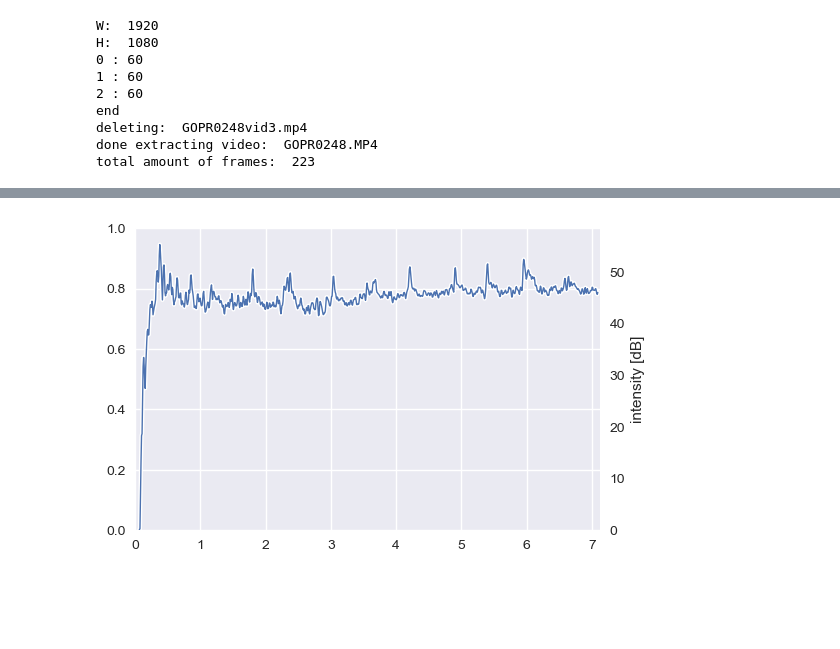
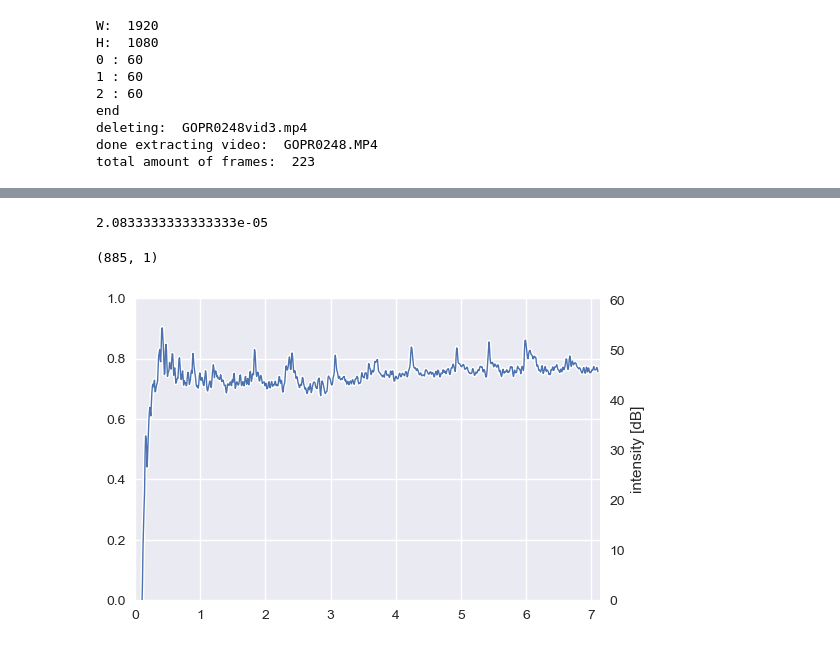
Before and after one commit to Chanokthorn/asdcnnclassification, a Jupyter notebook: adscnn/dataCollection/dataExtraction.ipynb, the cells around one changed output, grey strips where cells are left out. Cells and saved outputs as stored; diff of their text form; code cells hidden in the pictures; blank space fills up the shorter version.

```diff
--- a/adscnn/dataCollection/dataExtraction.ipynb
+++ b/adscnn/dataCollection/dataExtraction.ipynb
@@ -151,0 +255,9 @@ plt.show()
+# %%
+snd3 = parselmouth.Sound("outputb.mp3")
+plt.figure()
+plt.plot(snd3.xs(), snd3.values.T)
+plt.xlim([snd3.xmin, snd3.xmax])
+plt.xlabel("time [s]")
+plt.ylabel("amplitude")
+plt.show()
+print((snd3.values.T).shape)
@@ -151,0 +267,13 @@ plt.show()
+# %%
+sns.set()
+# Use seaborn's default style to make attractive graphs
+plt.rcParams['figure.dpi'] = 100
+# Show nicely large images in this notebook
+snd1 = parselmouth.Sound("output30.wav")
+snd2 = parselmouth.Sound("output40k.wav")
+plt.figure()
+plt.plot(snd.xs(), snd.values.T)
+plt.xlim([snd.xmin, snd.xmax])
+plt.xlabel("time [s]")
+plt.ylabel("amplitude")
+plt.show()
@@ -162,24 +293,30 @@ plt.show()
+# %%
+print(snd3.get_time_step())
+# %% [output]
+2.0833333333333333e-05
 # %%
 def draw_spectrogram(spectrogram, dynamic_range=70):
     X, Y = spectrogram.x_grid(), spectrogram.y_grid()
     sg_db = 10 * np.log10(spectrogram.values)
     plt.pcolormesh(X, Y, sg_db, vmin=sg_db.max() - dynamic_range, cmap='afmhot')
     plt.ylim([spectrogram.ymin, spectrogram.ymax])
     plt.xlabel("time [s]")
     plt.ylabel("frequency [Hz]")
 def draw_intensity(intensity):
     plt.plot(intensity.xs(), intensity.values.T, linewidth=3, color='w')
     plt.plot(intensity.xs(), intensity.values.T, linewidth=1)
     plt.grid(False)
     plt.ylim(0)
     plt.ylabel("intensity [dB]")
-intensity = snd.to_intensity()
-spectrogram = snd.to_spectrogram()
+intensity = snd3.to_intensity()
+print(intensity.values.T.shape)
+# spectrogram = snd3.to_spectrogram()
 plt.figure()
 # draw_spectrogram(spectrogram)
 plt.twinx()
 draw_intensity(intensity)
-plt.xlim([snd.xmin, snd.xmax])
+plt.xlim([snd3.xmin, snd3.xmax])
 plt.show()
 # %% [output]
+(885, 1)
-[figure, old version]
+[figure, new version]
```
Also changed, not shown: parts of 15 cells of this notebook.
